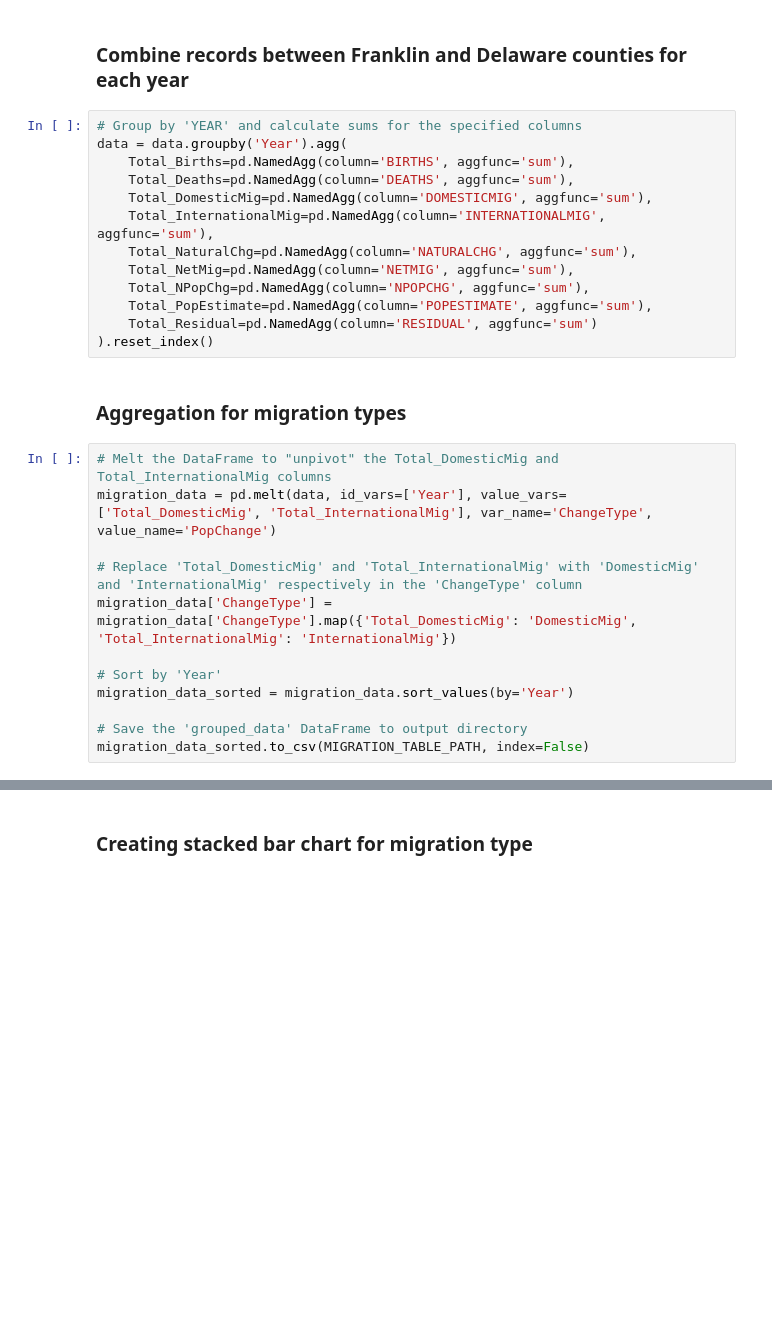
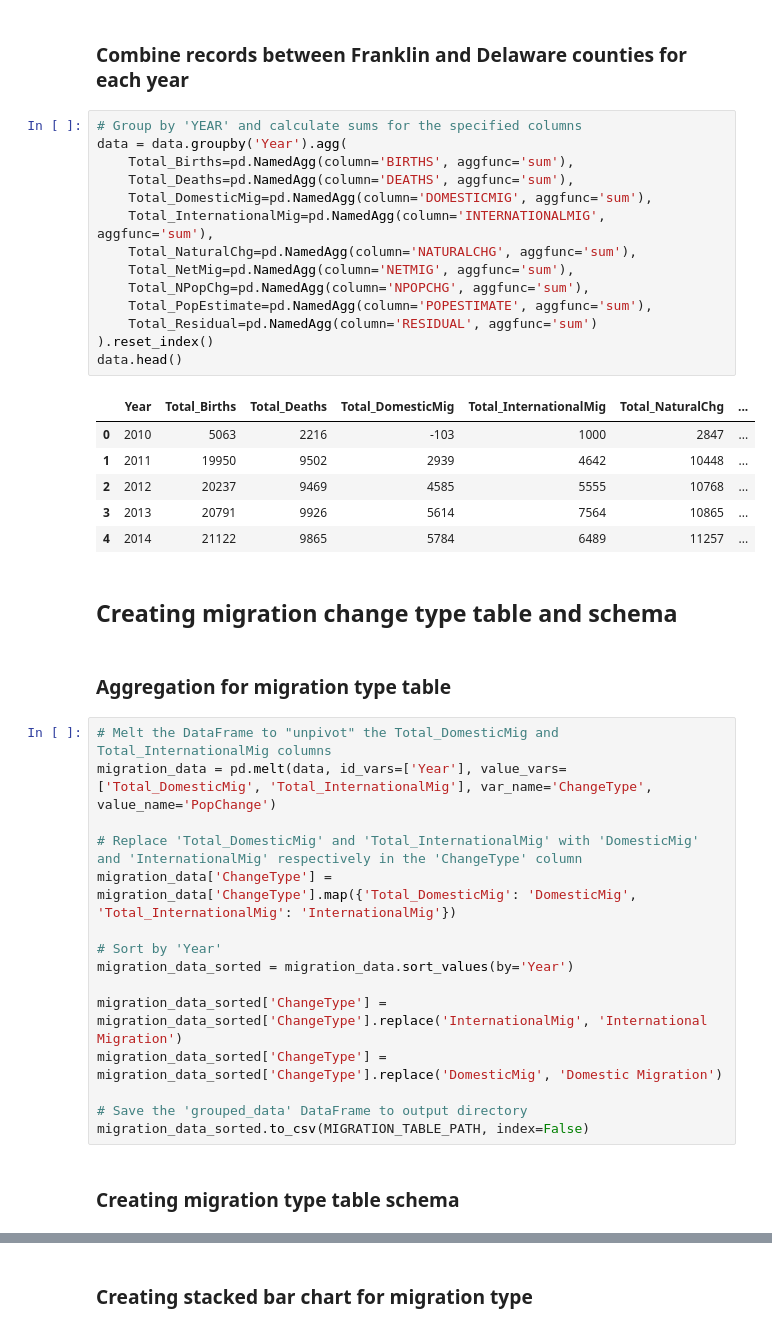
Before and after one commit to olivergwynn/OliverFirstTask, a Jupyter notebook: Task1.ipynb, the cells around one changed output, grey strips where cells are left out. Cells and saved outputs as stored; diff of their text form; blank space fills up the shorter version.

```diff
--- a/Task1.ipynb
+++ b/Task1.ipynb
@@ -159,18 +193,28 @@ data = data[data['Vintage'] == max_vintage_per_year]
 # %%
 # Group by 'YEAR' and calculate sums for the specified columns
 data = data.groupby('Year').agg(
     Total_Births=pd.NamedAgg(column='BIRTHS', aggfunc='sum'),
     Total_Deaths=pd.NamedAgg(column='DEATHS', aggfunc='sum'),
     Total_DomesticMig=pd.NamedAgg(column='DOMESTICMIG', aggfunc='sum'),
     Total_InternationalMig=pd.NamedAgg(column='INTERNATIONALMIG', aggfunc='sum'),
     Total_NaturalChg=pd.NamedAgg(column='NATURALCHG', aggfunc='sum'),
     Total_NetMig=pd.NamedAgg(column='NETMIG', aggfunc='sum'),
     Total_NPopChg=pd.NamedAgg(column='NPOPCHG', aggfunc='sum'),
     Total_PopEstimate=pd.NamedAgg(column='POPESTIMATE', aggfunc='sum'),
     Total_Residual=pd.NamedAgg(column='RESIDUAL', aggfunc='sum')
 ).reset_index()
+data.head()
+# %% [output]
+|  | Year | Total_Births | Total_Deaths | Total_DomesticMig | Total_InternationalMig | Total_NaturalChg | ... |
+| 0 | 2010 | 5063 | 2216 | -103 | 1000 | 2847 | ... |
+| 1 | 2011 | 19950 | 9502 | 2939 | 4642 | 10448 | ... |
+| 2 | 2012 | 20237 | 9469 | 4585 | 5555 | 10768 | ... |
+| 3 | 2013 | 20791 | 9926 | 5614 | 7564 | 10865 | ... |
+| 4 | 2014 | 21122 | 9865 | 5784 | 6489 | 11257 | ... |
+# %% [markdown]
+## Creating migration change type table and schema
 # %% [markdown]
-### Aggregation for migration types
+### Aggregation for migration type table
 # %%
 # Melt the DataFrame to "unpivot" the Total_DomesticMig and Total_InternationalMig columns
 migration_data = pd.melt(data, id_vars=['Year'], value_vars=['Total_DomesticMig', 'Total_InternationalMig'], var_name='ChangeType', value_name='PopChange')
@@ -181,5 +225,10 @@ migration_data['ChangeType'] = migration_data['ChangeType'].map({'Total_Domestic
 # Sort by 'Year'
 migration_data_sorted = migration_data.sort_values(by='Year')
 
+migration_data_sorted['ChangeType'] = migration_data_sorted['ChangeType'].replace('InternationalMig', 'International Migration')
+migration_data_sorted['ChangeType'] = migration_data_sorted['ChangeType'].replace('DomesticMig', 'Domestic Migration')
+
 # Save the 'grouped_data' DataFrame to output directory
 migration_data_sorted.to_csv(MIGRATION_TABLE_PATH, index=False)
+# %% [markdown]
+### Creating migration type table schema
```
Also changed, not shown: parts of 32 cells of this notebook, 4 other files.
